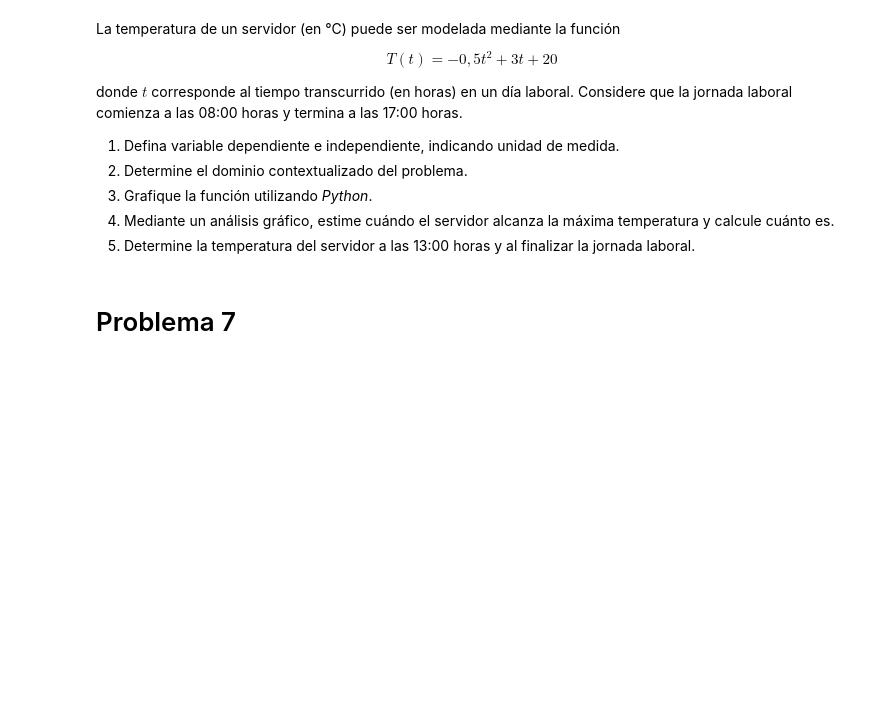
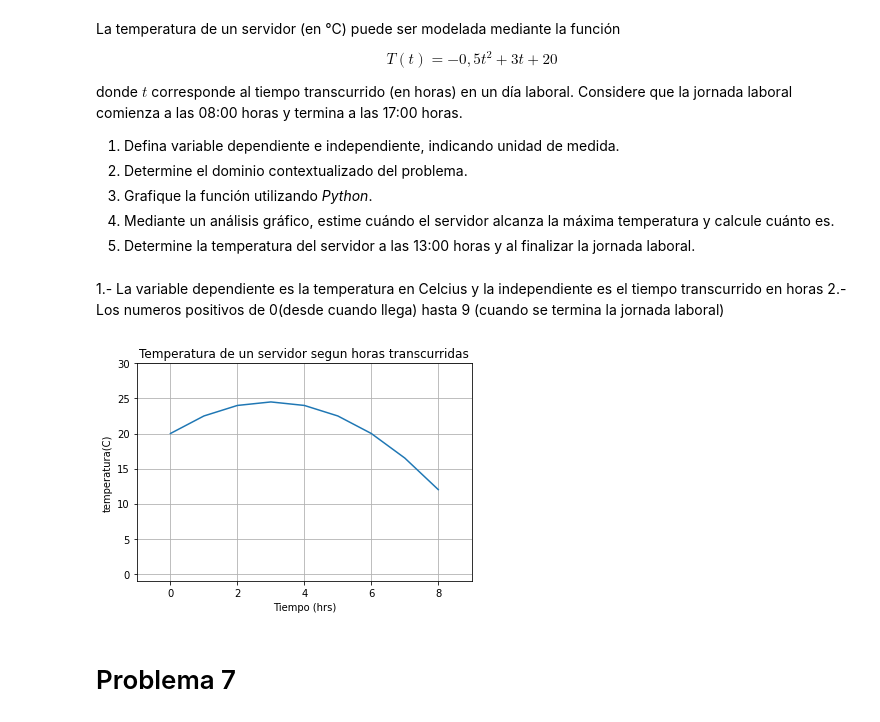
Before and after one commit to matikkkkk/PYTHOOON, a Jupyter notebook: matematicaApli/G1_Funciones.ipynb, the cells around one changed output. Drawn from its saved outputs; the diff is of its cells as text; code cells hidden in the pictures; blank space fills up the shorter version.

```diff
--- a/matematicaApli/G1_Funciones.ipynb
+++ b/matematicaApli/G1_Funciones.ipynb
@@ -127,6 +184,39 @@ donde $t$ corresponde al tiempo transcurrido (en horas) en un día laboral. Cons
 3.  Grafique la función utilizando *Python*.
 4.  Mediante un análisis gráfico, estime cuándo el servidor alcanza la máxima temperatura y calcule cuánto es.
 5.  Determine la temperatura del servidor a las 13:00 horas y al finalizar la jornada laboral.
+# %% [markdown]
+1.- La variable dependiente es la temperatura en Celcius y la independiente es el tiempo transcurrido en horas
+2.- Los numeros positivos de 0(desde cuando llega) hasta 9 (cuando se termina la jornada laboral)
+# %%
+def temp(t):
+    return -0.5*(t**2)+3*t +20
+# %%
+# importamos pyplot de matplotlib y numpy
+import matplotlib.pyplot as plt
+import numpy as np
+# generaremos una tabla de datos usando numpy
+# a la que aplicaremos la funci´on, que es la misma del ejemplo
+# tomaremos la variable independiente entre 0 y 9
+# y haremos los elementos de la tabla separados en 1
+x = np.arange(0, 9, 1)
+# para cada elemento del dominio, aplicaremos la funci´on -0.5*x**2+3*x*20
+y =  temp(x)
+# le pedimos a matplotlib que genere un gr´afico
+plt.plot(x, y)
+# cuyos ejes van de -1 a 9 en la x, de -1 a 30 en la y
+plt.axis([-1, 9, -1, 30])
+# con un t´ıtulo de eje x
+plt.xlabel("Tiempo (hrs)")
+# y un t´ıtulo de eje y
+plt.ylabel("temperatura(C)")
+# y un titulo del gr´afico
+plt.title("Temperatura de un servidor segun horas transcurridas")
+# pedimos mostrar una grilla para facilitar la lectura
+plt.grid(True)
+# y que nos muestre el gr´afico
+plt.show()
+# %% [output]
+[figure, added]
 # %% [markdown]
 # Problema 7
 # %% [markdown]
```
Also changed, not shown: parts of 11 cells of this notebook.
